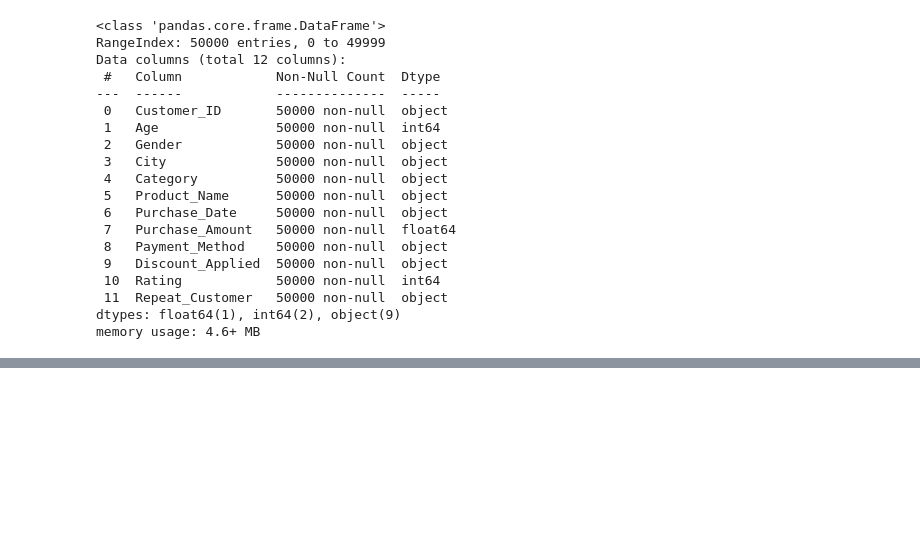
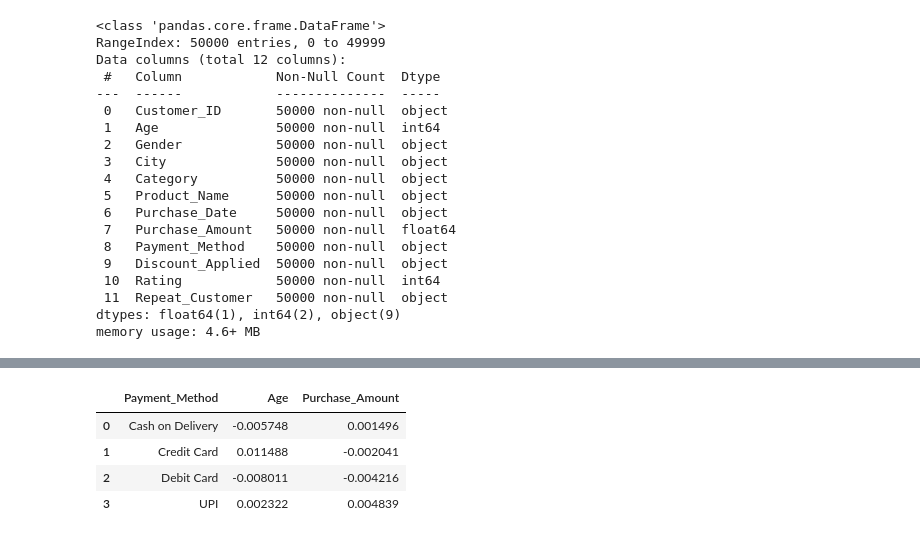
Before and after one commit to DiaHere/Food-and-Beverage-across-all-US-states-Analysis, a Jupyter notebook: notebook.ipynb, the cells around one changed output, grey strips where cells are left out. Cells and saved outputs as stored; diff of their text form; code cells hidden in the pictures; blank space fills up the shorter version.

```diff
--- a/notebook.ipynb
+++ b/notebook.ipynb
@@ -55,0 +132,12 @@ len(df['City'].unique())
+# %%
+# Grouping the mean of age and purhcase amount per payment method
+
+df_payment_method_grp = df_scalled.groupby('Payment_Method').mean()
+df_payment_method_grp = df_payment_method_grp.reset_index()
+df_payment_method_grp
+# %% [output]
+|  | Payment_Method | Age | Purchase_Amount |
+| 0 | Cash on Delivery | -0.005748 | 0.001496 |
+| 1 | Credit Card | 0.011488 | -0.002041 |
+| 2 | Debit Card | -0.008011 | -0.004216 |
+| 3 | UPI | 0.002322 | 0.004839 |
```
Also changed, not shown: parts of 19 cells of this notebook, 2 other files.
